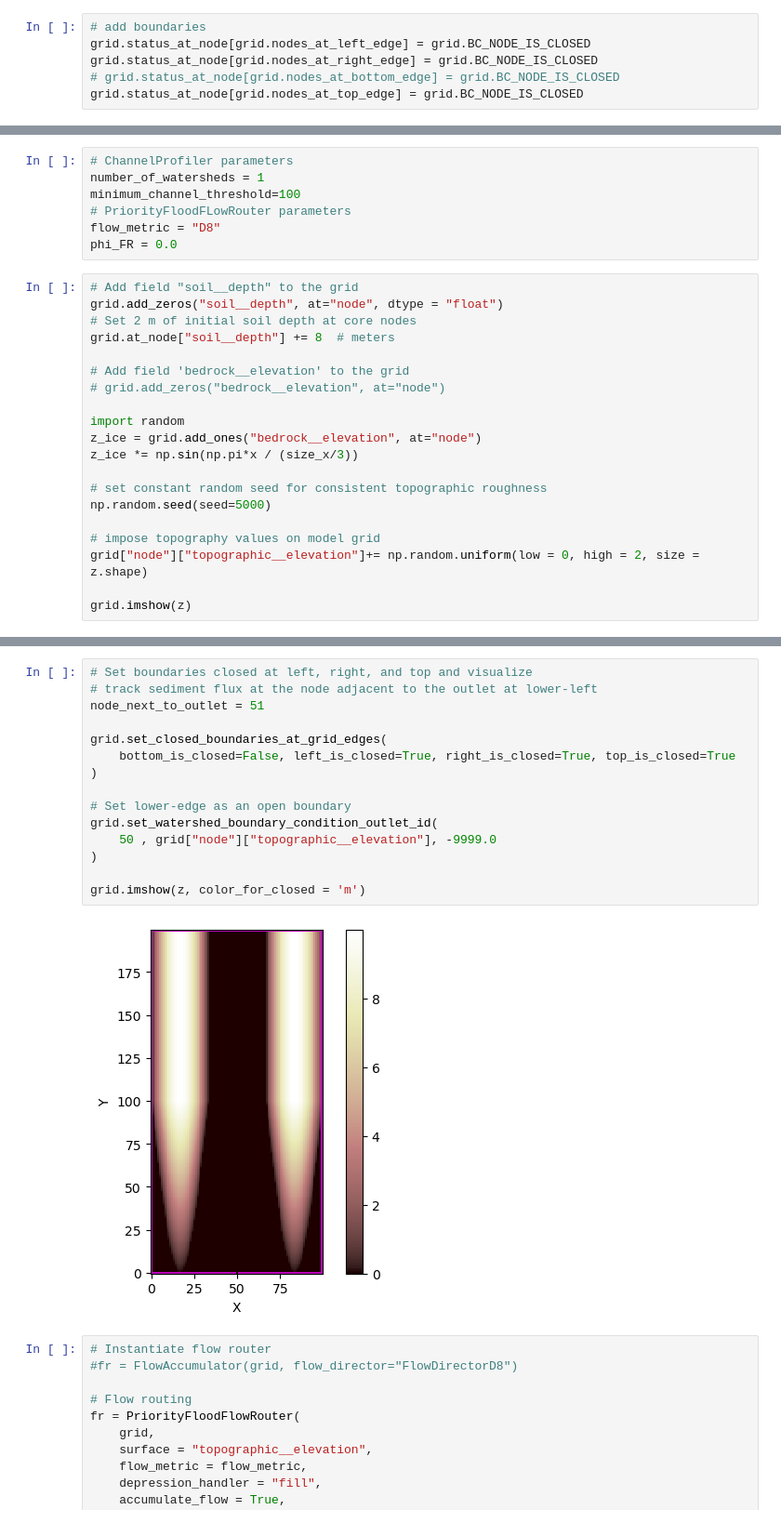
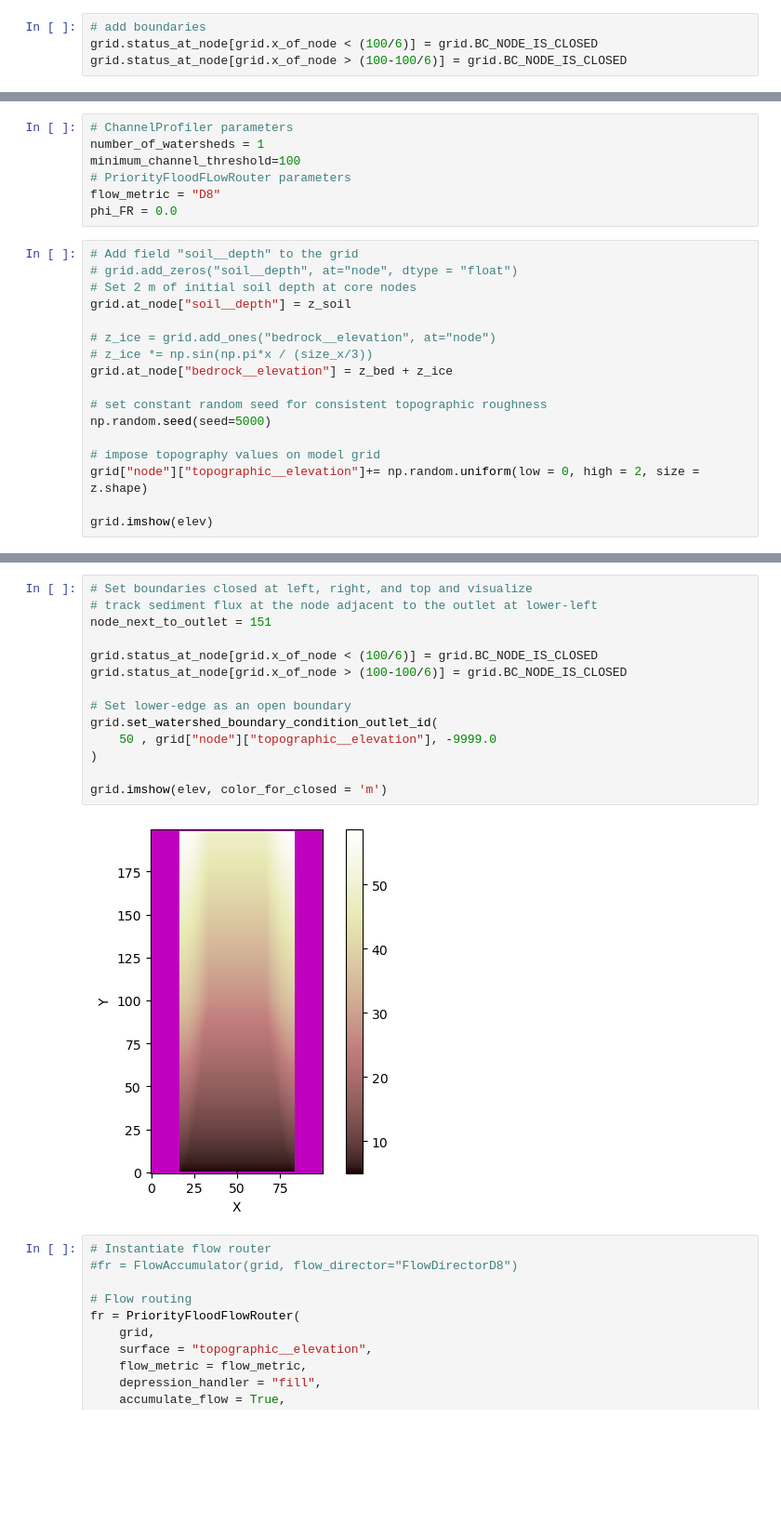
Before and after one commit to shaylatriant/2025-glacier-outbursts, a Jupyter notebook: post_glacial_lab.ipynb, the cells around one changed output, grey strips where cells are left out. Shown at 93% size. Cells and saved outputs as stored; diff of their text form; blank space fills up the shorter version.

Commit message:
Updating random topography and left and right boundaries to highest moraine points

```diff
--- a/post_glacial_lab.ipynb
+++ b/post_glacial_lab.ipynb
@@ -119,10 +119,8 @@ z_bed += bedrock_slope * y
 elev = z_ice + z_soil + z_bed
 # %%
 # add boundaries
-grid.status_at_node[grid.nodes_at_left_edge] = grid.BC_NODE_IS_CLOSED
-grid.status_at_node[grid.nodes_at_right_edge] = grid.BC_NODE_IS_CLOSED
-# grid.status_at_node[grid.nodes_at_bottom_edge] = grid.BC_NODE_IS_CLOSED
-grid.status_at_node[grid.nodes_at_top_edge] = grid.BC_NODE_IS_CLOSED
+grid.status_at_node[grid.x_of_node < (100/6)] = grid.BC_NODE_IS_CLOSED
+grid.status_at_node[grid.x_of_node > (100-100/6)] = grid.BC_NODE_IS_CLOSED
 # %%
 grid.imshow(elev)
 # %% [output]
@@ -187,16 +185,13 @@ flow_metric = "D8"
 phi_FR = 0.0
 # %%
 # Add field "soil__depth" to the grid
-grid.add_zeros("soil__depth", at="node", dtype = "float")
+# grid.add_zeros("soil__depth", at="node", dtype = "float")
 # Set 2 m of initial soil depth at core nodes
-grid.at_node["soil__depth"] += 8  # meters
+grid.at_node["soil__depth"] = z_soil
 
-# Add field 'bedrock__elevation' to the grid
-# grid.add_zeros("bedrock__elevation", at="node")
-
-import random
-z_ice = grid.add_ones("bedrock__elevation", at="node")
-z_ice *= np.sin(np.pi*x / (size_x/3))
+# z_ice = grid.add_ones("bedrock__elevation", at="node")
+# z_ice *= np.sin(np.pi*x / (size_x/3))
+grid.at_node["bedrock__elevation"] = z_bed + z_ice
 
 # set constant random seed for consistent topographic roughness
 np.random.seed(seed=5000)
@@ -204,5 +199,5 @@ np.random.seed(seed=5000)
 # impose topography values on model grid
 grid["node"]["topographic__elevation"]+= np.random.uniform(low = 0, high = 2, size = z.shape)
 
-grid.imshow(z)
+grid.imshow(elev)
 # %% [output]
@@ -210,20 +205,19 @@ grid.imshow(z)
 # %%
 # Set boundaries closed at left, right, and top and visualize
 # track sediment flux at the node adjacent to the outlet at lower-left
-node_next_to_outlet = 51
+node_next_to_outlet = 151
 
-grid.set_closed_boundaries_at_grid_edges(
-    bottom_is_closed=False, left_is_closed=True, right_is_closed=True, top_is_closed=True
-)
+grid.status_at_node[grid.x_of_node < (100/6)] = grid.BC_NODE_IS_CLOSED
+grid.status_at_node[grid.x_of_node > (100-100/6)] = grid.BC_NODE_IS_CLOSED
 
 # Set lower-edge as an open boundary
 grid.set_watershed_boundary_condition_outlet_id(
     50 , grid["node"]["topographic__elevation"], -9999.0
 )
 
-grid.imshow(z, color_for_closed = 'm')
+grid.imshow(elev, color_for_closed = 'm')
 # %% [output]
-[figure, old version]
+[figure, new version]
 # %%
 # Instantiate flow router
 #fr = FlowAccumulator(grid, flow_director="FlowDirectorD8")
```
Also changed, not shown: parts of 6 cells of this notebook.
